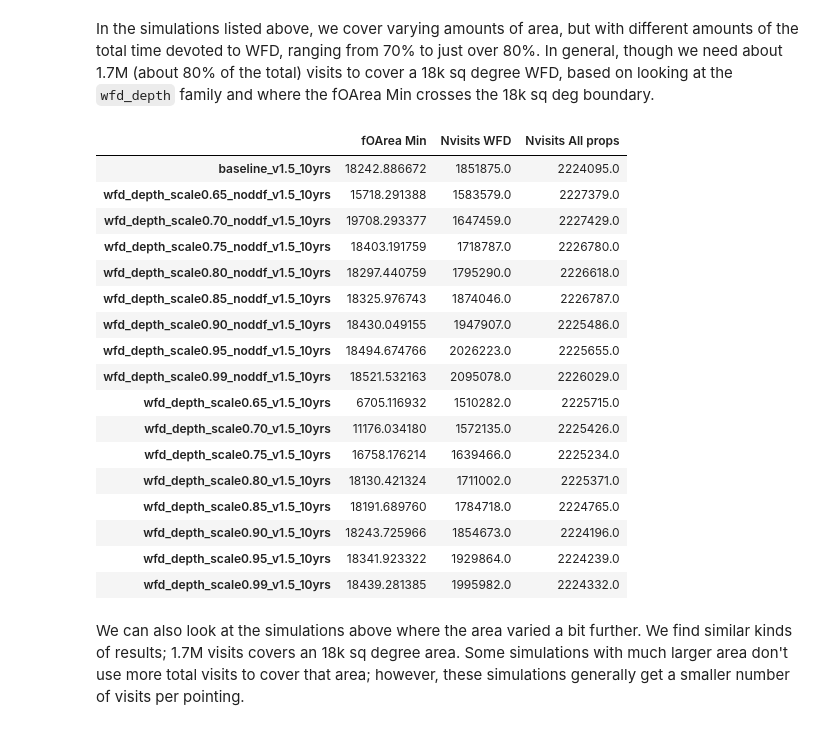
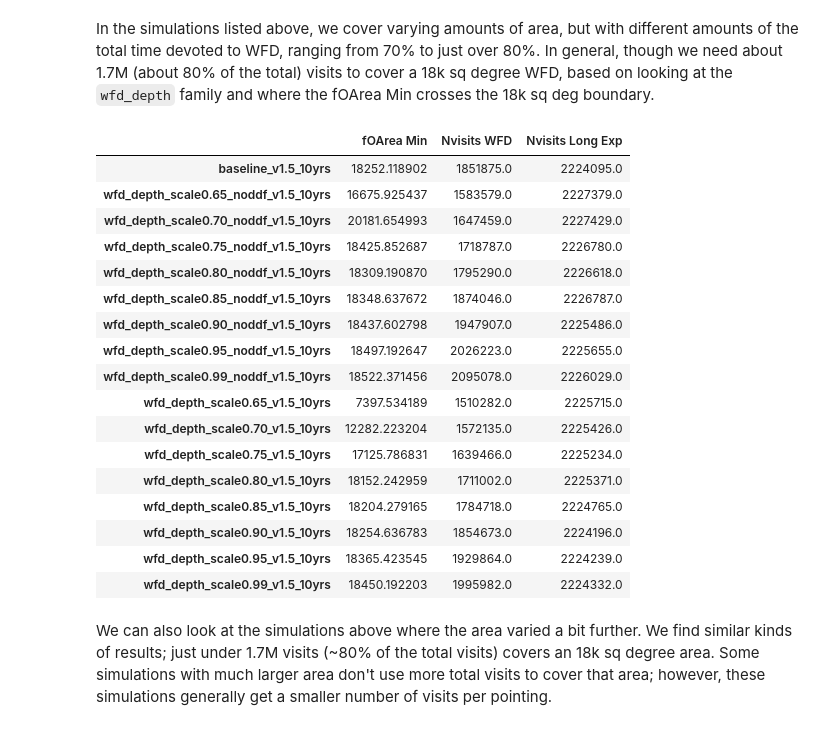
Before and after one commit to lsst-pst/survey_strategy, a Jupyter notebook: fbs_1.7/SurveyFootprints-NvisitsVsArea.ipynb, the cells around one changed output. Drawn from its saved outputs; the diff is of its cells as text; code cells hidden in the pictures.

```diff
--- a/fbs_1.7/SurveyFootprints-NvisitsVsArea.ipynb
+++ b/fbs_1.7/SurveyFootprints-NvisitsVsArea.ipynb
@@ -134,6 +134,6 @@ So now, I'll just adjust the boundary values by 9% depending on whether the run
 # %%
 nside = 64 # as above
 thresholds_2snaps = np.array([750, 825, 900])
-thresholds_1snap = np.floor(thresholds_2snaps * 1.09)
+thresholds_1snap = np.floor(thresholds_2snaps / 0.922)
 print(thresholds_2snaps, thresholds_1snap)
 # %% [output]
@@ -398,32 +399,32 @@ In the simulations listed above, we cover varying amounts of area, but with diff
 # %%
 # Pull up the information from the wfd_depth family. This is a 1x30s family,
 # however the number of visits required to cover the WFD doesn't need to be scaled here
 # because we're looking for the actual number of visits needed to cover 18k sq deg
 wf = pd.DataFrame([families.summaries['fOArea Min'].loc[families.family['wfd_depth']],
                   families.summaries['Nvisits WFD'].loc[families.family['wfd_depth']],
-                  families.summaries['Nvisits All props'].loc[families.family['wfd_depth']]]).T
+                  families.summaries['Nvisits Long Exp'].loc[families.family['wfd_depth']]]).T
 wf
 # %% [output]
-|  | fOArea Min | Nvisits WFD | Nvisits All props |
-| baseline_v1.5_10yrs | 18242.886672 | 1851875.0 | 2224095.0 |
-| wfd_depth_scale0.65_noddf_v1.5_10yrs | 15718.291388 | 1583579.0 | 2227379.0 |
-| wfd_depth_scale0.70_noddf_v1.5_10yrs | 19708.293377 | 1647459.0 | 2227429.0 |
-| wfd_depth_scale0.75_noddf_v1.5_10yrs | 18403.191759 | 1718787.0 | 2226780.0 |
-| wfd_depth_scale0.80_noddf_v1.5_10yrs | 18297.440759 | 1795290.0 | 2226618.0 |
-| wfd_depth_scale0.85_noddf_v1.5_10yrs | 18325.976743 | 1874046.0 | 2226787.0 |
-| wfd_depth_scale0.90_noddf_v1.5_10yrs | 18430.049155 | 1947907.0 | 2225486.0 |
-| wfd_depth_scale0.95_noddf_v1.5_10yrs | 18494.674766 | 2026223.0 | 2225655.0 |
-| wfd_depth_scale0.99_noddf_v1.5_10yrs | 18521.532163 | 2095078.0 | 2226029.0 |
-| wfd_depth_scale0.65_v1.5_10yrs | 6705.116932 | 1510282.0 | 2225715.0 |
-| wfd_depth_scale0.70_v1.5_10yrs | 11176.034180 | 1572135.0 | 2225426.0 |
-| wfd_depth_scale0.75_v1.5_10yrs | 16758.176214 | 1639466.0 | 2225234.0 |
-| wfd_depth_scale0.80_v1.5_10yrs | 18130.421324 | 1711002.0 | 2225371.0 |
-| wfd_depth_scale0.85_v1.5_10yrs | 18191.689760 | 1784718.0 | 2224765.0 |
-| wfd_depth_scale0.90_v1.5_10yrs | 18243.725966 | 1854673.0 | 2224196.0 |
-| wfd_depth_scale0.95_v1.5_10yrs | 18341.923322 | 1929864.0 | 2224239.0 |
-| wfd_depth_scale0.99_v1.5_10yrs | 18439.281385 | 1995982.0 | 2224332.0 |
+|  | fOArea Min | Nvisits WFD | Nvisits Long Exp |
+| baseline_v1.5_10yrs | 18252.118902 | 1851875.0 | 2224095.0 |
+| wfd_depth_scale0.65_noddf_v1.5_10yrs | 16675.925437 | 1583579.0 | 2227379.0 |
+| wfd_depth_scale0.70_noddf_v1.5_10yrs | 20181.654993 | 1647459.0 | 2227429.0 |
+| wfd_depth_scale0.75_noddf_v1.5_10yrs | 18425.852687 | 1718787.0 | 2226780.0 |
+| wfd_depth_scale0.80_noddf_v1.5_10yrs | 18309.190870 | 1795290.0 | 2226618.0 |
+| wfd_depth_scale0.85_noddf_v1.5_10yrs | 18348.637672 | 1874046.0 | 2226787.0 |
+| wfd_depth_scale0.90_noddf_v1.5_10yrs | 18437.602798 | 1947907.0 | 2225486.0 |
+| wfd_depth_scale0.95_noddf_v1.5_10yrs | 18497.192647 | 2026223.0 | 2225655.0 |
+| wfd_depth_scale0.99_noddf_v1.5_10yrs | 18522.371456 | 2095078.0 | 2226029.0 |
+| wfd_depth_scale0.65_v1.5_10yrs | 7397.534189 | 1510282.0 | 2225715.0 |
+| wfd_depth_scale0.70_v1.5_10yrs | 12282.223204 | 1572135.0 | 2225426.0 |
+| wfd_depth_scale0.75_v1.5_10yrs | 17125.786831 | 1639466.0 | 2225234.0 |
+| wfd_depth_scale0.80_v1.5_10yrs | 18152.242959 | 1711002.0 | 2225371.0 |
+| wfd_depth_scale0.85_v1.5_10yrs | 18204.279165 | 1784718.0 | 2224765.0 |
+| wfd_depth_scale0.90_v1.5_10yrs | 18254.636783 | 1854673.0 | 2224196.0 |
+| wfd_depth_scale0.95_v1.5_10yrs | 18365.423545 | 1929864.0 | 2224239.0 |
+| wfd_depth_scale0.99_v1.5_10yrs | 18450.192203 | 1995982.0 | 2224332.0 |
 # %% [markdown]
-We can also look at the simulations above where the area varied a bit further. We find similar kinds of results; 1.7M visits covers an 18k sq degree area. Some simulations with much larger area don't use more total visits to cover that area; however, these simulations generally get a smaller number of visits per pointing.
+We can also look at the simulations above where the area varied a bit further. We find similar kinds of results; just under 1.7M visits (~80% of the total visits) covers an 18k sq degree area. Some simulations with much larger area don't use more total visits to cover that area; however, these simulations generally get a smaller number of visits per pointing.
 # %%
 # Estimate number of visits devoted to WFD - (these are adjusted already for 2 vs 1 snap)
 # median number of visits per pointing / total visits scales with percent time WFD
```
Also changed, not shown: parts of 15 cells of this notebook.
